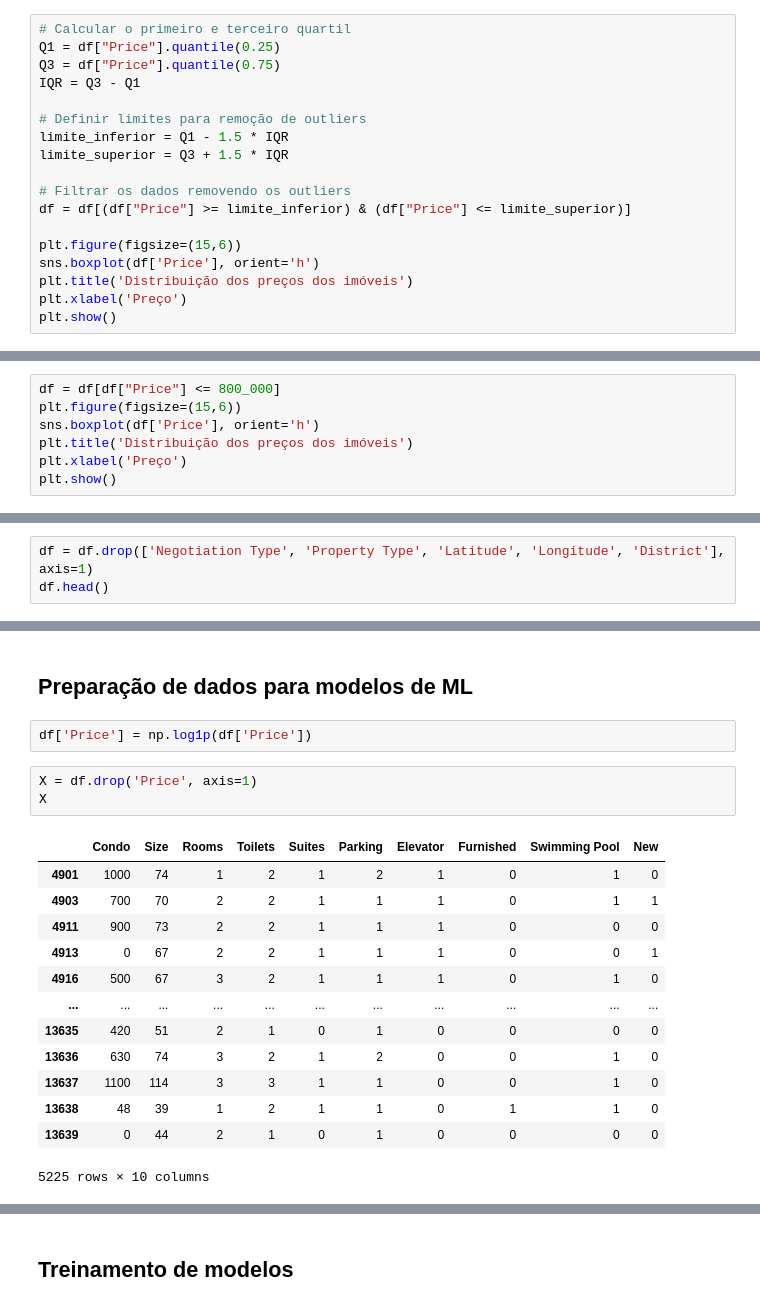
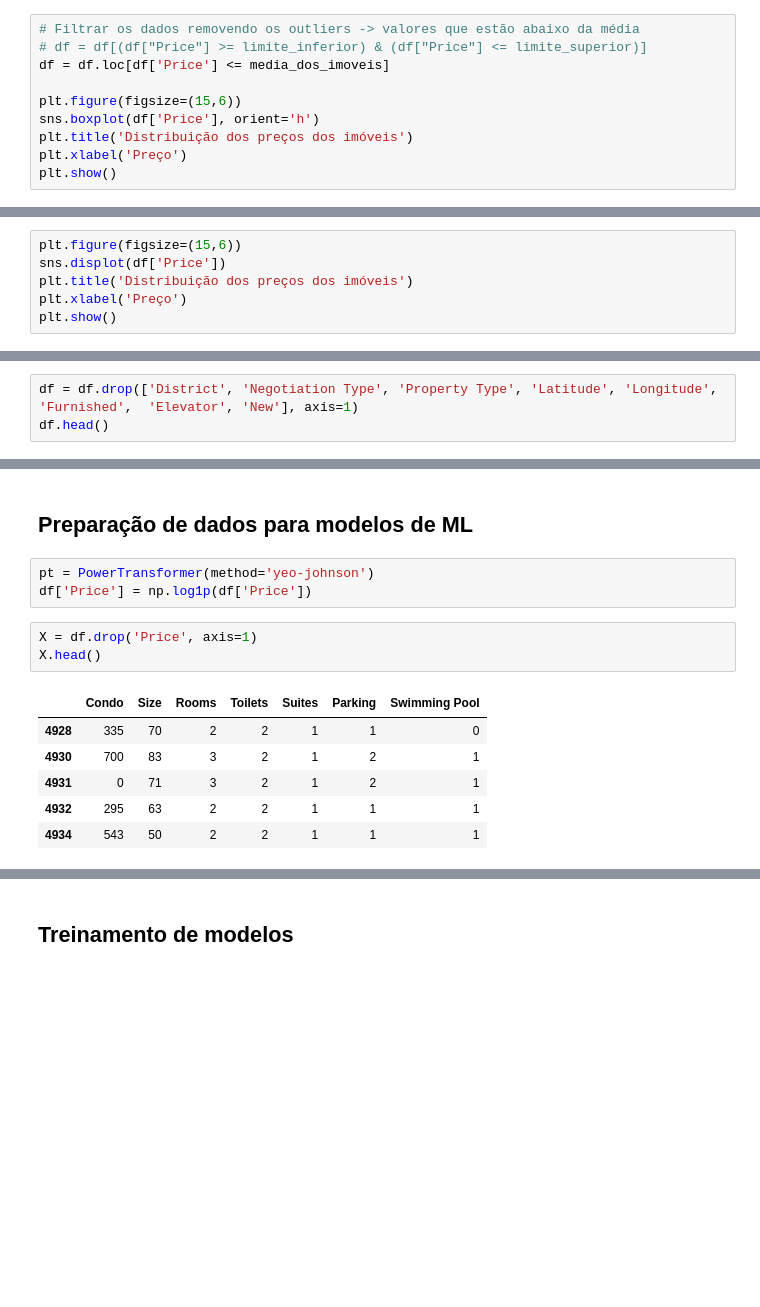
Before and after one commit to Victor-Amarante/previsao-imoveis-deepLearning, a Jupyter notebook: analise-mercado-imobiliario.ipynb, the cells around one changed output, grey strips where cells are left out. Saved outputs shown, nothing was run; the diff lists cells and outputs as text; blank space fills up the shorter version.

```diff
--- a/analise-mercado-imobiliario.ipynb
+++ b/analise-mercado-imobiliario.ipynb
@@ -209,15 +193,7 @@ df.describe()
 # %%
-# Calcular o primeiro e terceiro quartil
-Q1 = df["Price"].quantile(0.25)
-Q3 = df["Price"].quantile(0.75)
-IQR = Q3 - Q1
-
-# Definir limites para remoção de outliers
-limite_inferior = Q1 - 1.5 * IQR
-limite_superior = Q3 + 1.5 * IQR
-
-# Filtrar os dados removendo os outliers
-df = df[(df["Price"] >= limite_inferior) & (df["Price"] <= limite_superior)]
+# Filtrar os dados removendo os outliers -> valores que estão abaixo da média
+# df = df[(df["Price"] >= limite_inferior) & (df["Price"] <= limite_superior)]
+df = df.loc[df['Price'] <= media_dos_imoveis]
 
 plt.figure(figsize=(15,6))
 sns.boxplot(df['Price'], orient='h')
@@ -229,7 +205,6 @@ plt.show()
 # %%
-df = df[df["Price"] <= 800_000]
 plt.figure(figsize=(15,6))
-sns.boxplot(df['Price'], orient='h')
+sns.displot(df['Price'])
 plt.title('Distribuição dos preços dos imóveis')
 plt.xlabel('Preço')
 plt.show()
@@ -306,4 +286,4 @@ df.head()
 # %%
-df = df.drop(['Negotiation Type', 'Property Type', 'Latitude', 'Longitude', 'District'], axis=1)
+df = df.drop(['District', 'Negotiation Type', 'Property Type', 'Latitude', 'Longitude', 'Furnished',  'Elevator', 'New'], axis=1)
 df.head()
 # %% [output]
@@ -316,24 +296,18 @@ df.head()
 # %% [markdown]
 ## Preparação de dados para modelos de ML
 # %%
+pt = PowerTransformer(method='yeo-johnson')
 df['Price'] = np.log1p(df['Price'])
 # %%
 X = df.drop('Price', axis=1)
-X
+X.head()
 # %% [output]
-|  | Condo | Size | Rooms | Toilets | Suites | Parking | Elevator | Furnished | Swimming Pool | New |
-| 4901 | 1000 | 74 | 1 | 2 | 1 | 2 | 1 | 0 | 1 | 0 |
-| 4903 | 700 | 70 | 2 | 2 | 1 | 1 | 1 | 0 | 1 | 1 |
-| 4911 | 900 | 73 | 2 | 2 | 1 | 1 | 1 | 0 | 0 | 0 |
-| 4913 | 0 | 67 | 2 | 2 | 1 | 1 | 1 | 0 | 0 | 1 |
-| 4916 | 500 | 67 | 3 | 2 | 1 | 1 | 1 | 0 | 1 | 0 |
-| ... | ... | ... | ... | ... | ... | ... | ... | ... | ... | ... |
-| 13635 | 420 | 51 | 2 | 1 | 0 | 1 | 0 | 0 | 0 | 0 |
-| 13636 | 630 | 74 | 3 | 2 | 1 | 2 | 0 | 0 | 1 | 0 |
-| 13637 | 1100 | 114 | 3 | 3 | 1 | 1 | 0 | 0 | 1 | 0 |
-| 13638 | 48 | 39 | 1 | 2 | 1 | 1 | 0 | 1 | 1 | 0 |
-| 13639 | 0 | 44 | 2 | 1 | 0 | 1 | 0 | 0 | 0 | 0 |
+|  | Condo | Size | Rooms | Toilets | Suites | Parking | Swimming Pool |
+| 4928 | 335 | 70 | 2 | 2 | 1 | 1 | 0 |
+| 4930 | 700 | 83 | 3 | 2 | 1 | 2 | 1 |
+| 4931 | 0 | 71 | 3 | 2 | 1 | 2 | 1 |
+| 4932 | 295 | 63 | 2 | 2 | 1 | 1 | 1 |
+| 4934 | 543 | 50 | 2 | 2 | 1 | 1 | 1 |
-5225 rows × 10 columns
 # %%
 y = df['Price'].values.reshape(-1, 1)
 y
```
Also changed, not shown: parts of 32 cells of this notebook.
